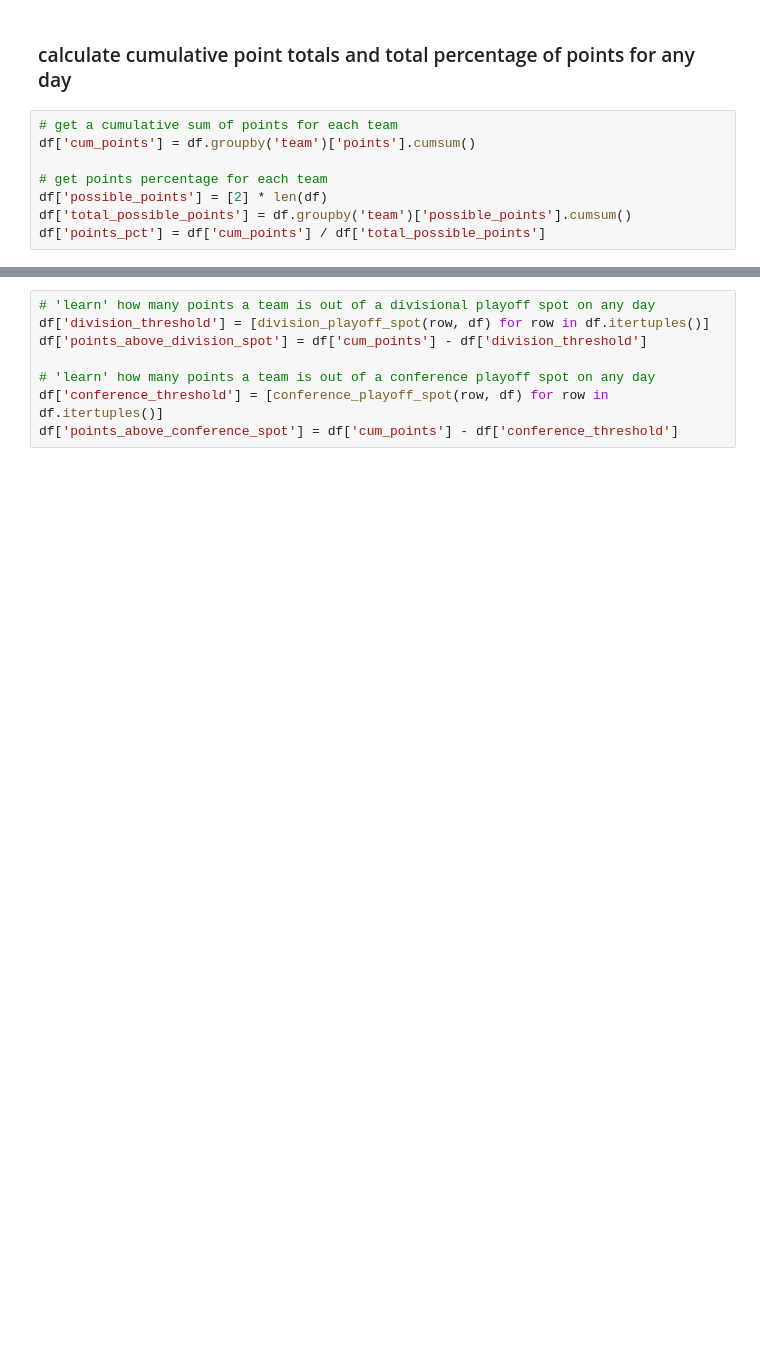
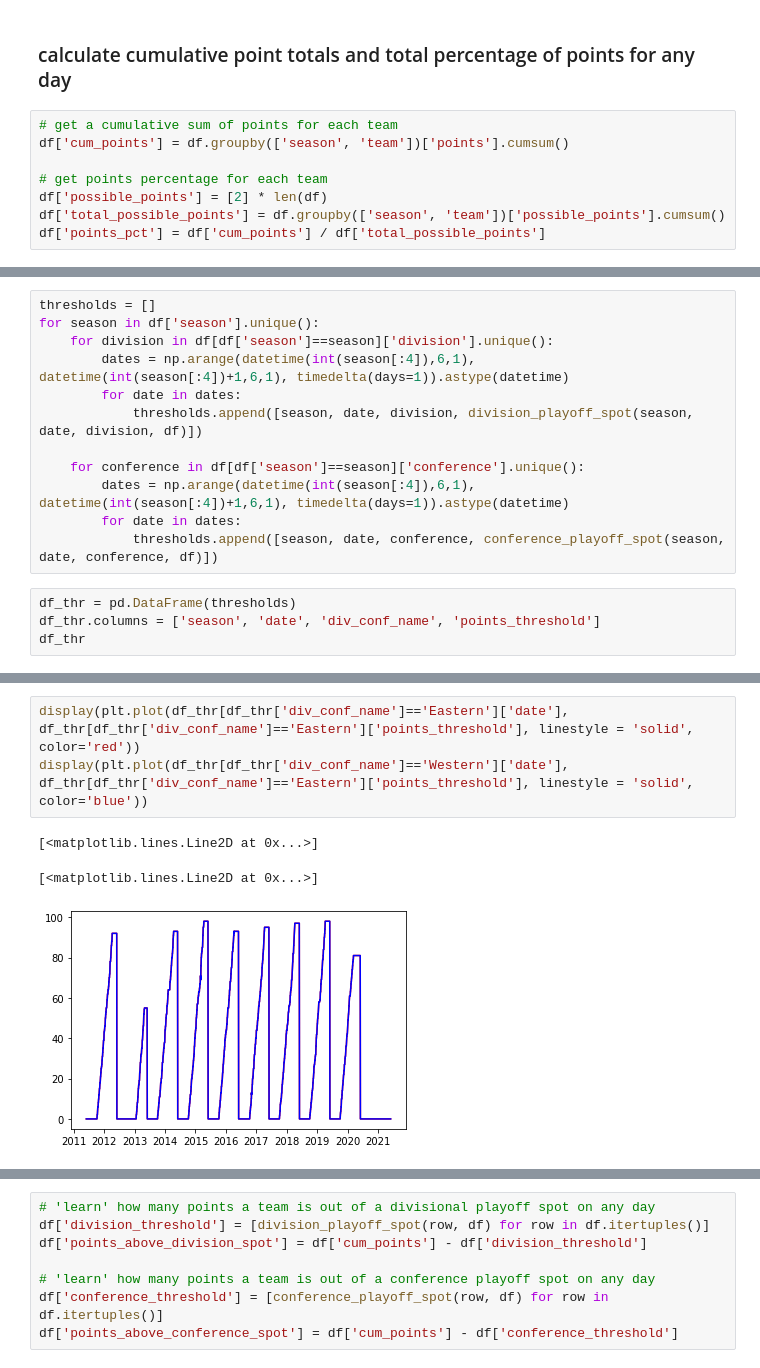
Before and after one commit to shawzy2/nhl_gm_knowledge_graph, a Jupyter notebook: notebook/game-score-miner.ipynb, the cells around one changed output, grey strips where cells are left out. Saved outputs shown, nothing was run; the diff lists cells and outputs as text; blank space fills up the shorter version.

```diff
--- a/notebook/game-score-miner.ipynb
+++ b/notebook/game-score-miner.ipynb
@@ -97,9 +106,9 @@ df.head()
 ### calculate cumulative point totals and total percentage of points for any day
 # %%
 # get a cumulative sum of points for each team
-df['cum_points'] = df.groupby('team')['points'].cumsum()
+df['cum_points'] = df.groupby(['season', 'team'])['points'].cumsum()
 
 # get points percentage for each team
 df['possible_points'] = [2] * len(df)
-df['total_possible_points'] = df.groupby('team')['possible_points'].cumsum()
+df['total_possible_points'] = df.groupby(['season', 'team'])['possible_points'].cumsum()
 df['points_pct'] = df['cum_points'] / df['total_possible_points']
@@ -105,0 +173,16 @@ df['points_pct'] = df['cum_points'] / df['total_possible_points']
+# %%
+thresholds = []
+for season in df['season'].unique():
+    for division in df[df['season']==season]['division'].unique():
+        dates = np.arange(datetime(int(season[:4]),6,1), datetime(int(season[:4])+1,6,1), timedelta(days=1)).astype(datetime)
+        for date in dates:
+            thresholds.append([season, date, division, division_playoff_spot(season, date, division, df)])
+
+    for conference in df[df['season']==season]['conference'].unique():
+        dates = np.arange(datetime(int(season[:4]),6,1), datetime(int(season[:4])+1,6,1), timedelta(days=1)).astype(datetime)
+        for date in dates:
+            thresholds.append([season, date, conference, conference_playoff_spot(season, date, conference, df)])
+# %%
+df_thr = pd.DataFrame(thresholds)
+df_thr.columns = ['season', 'date', 'div_conf_name', 'points_threshold']
+df_thr
@@ -105,0 +203,7 @@ df['points_pct'] = df['cum_points'] / df['total_possible_points']
+# %%
+display(plt.plot(df_thr[df_thr['div_conf_name']=='Eastern']['date'], df_thr[df_thr['div_conf_name']=='Eastern']['points_threshold'], linestyle = 'solid', color='red'))
+display(plt.plot(df_thr[df_thr['div_conf_name']=='Western']['date'], df_thr[df_thr['div_conf_name']=='Eastern']['points_threshold'], linestyle = 'solid', color='blue'))
+# %% [output]
+[<matplotlib.lines.Line2D at 0x...>]
+[<matplotlib.lines.Line2D at 0x...>]
+[figure, added]
```
Also changed, not shown: parts of 31 cells of this notebook, 13 other files.
